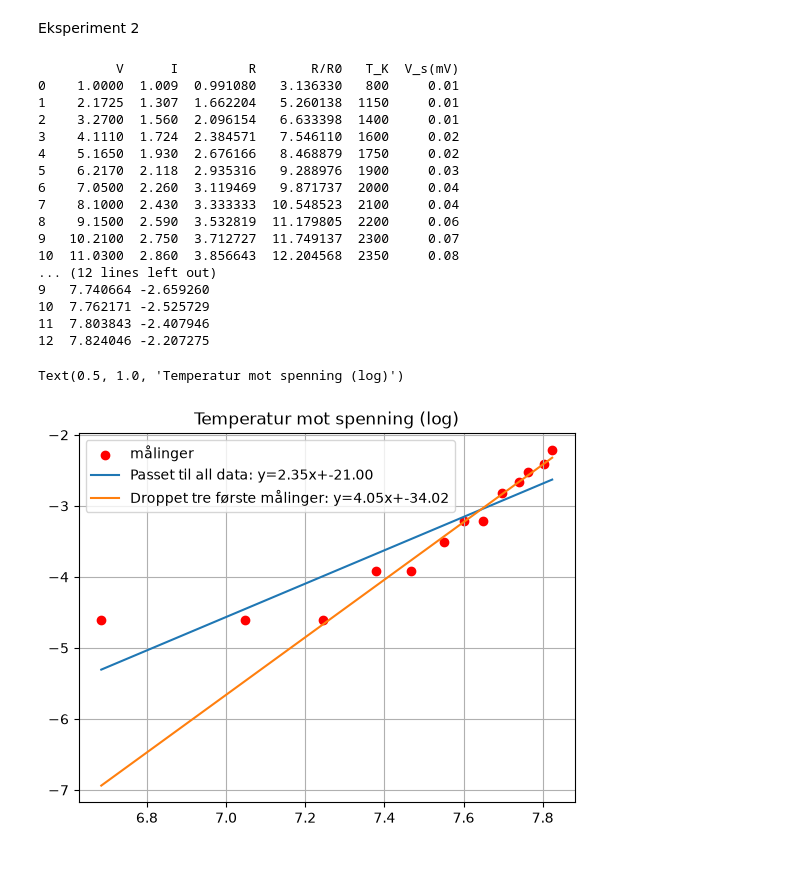
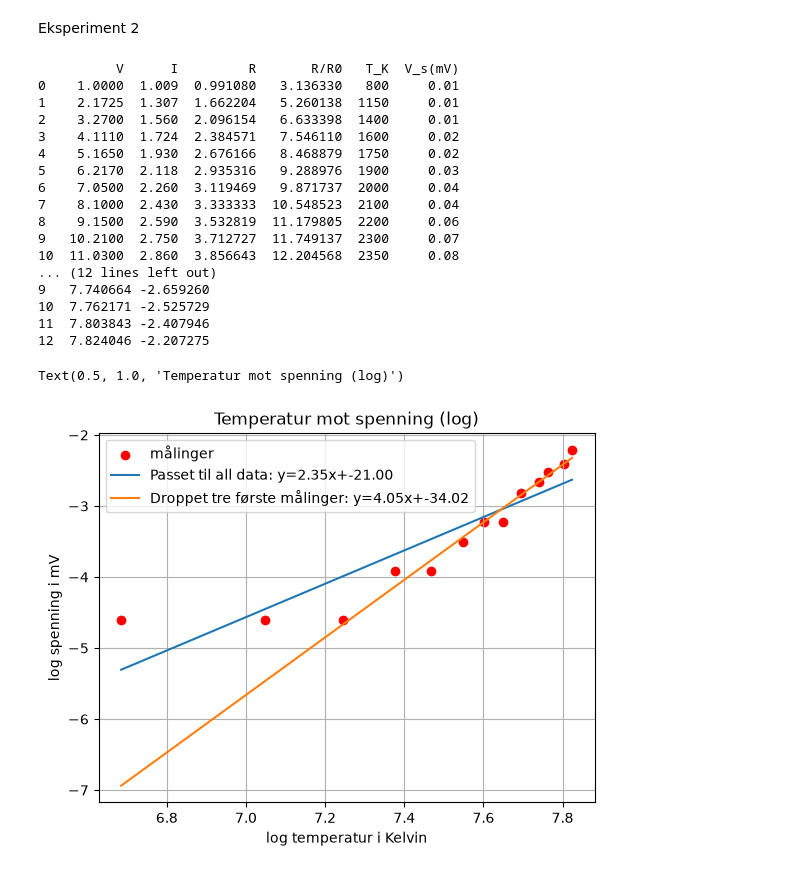
Before and after one commit to ffredz/forskningsfusk, a Jupyter notebook: presentabelt.ipynb, the cells around one changed output. Saved outputs shown, nothing was run; the diff lists cells and outputs as text; code cells hidden in the pictures.

```diff
--- a/presentabelt.ipynb
+++ b/presentabelt.ipynb
@@ -143,31 +143,33 @@ predictions_adjusted = lin_model_adjusted.predict(log_temperatures)
 
 
 b0, w0 = lin_model.intercept_, lin_model.coef_[0]
 b1, w1 = lin_model_adjusted.intercept_[0], lin_model_adjusted.coef_[0][0]
 
 plt.scatter(np.log(dataframe['T_K']) ,np.log(dataframe['V_s(mV)']),color = 'r', label="målinger")
 plt.plot(log_temperatures, predictions, label= f"Passet til all data: y={w0:.2f}x+{b0:.2f}")
 plt.plot(log_temperatures, predictions_adjusted, label=f"Droppet tre første målinger: y={w1:.2f}x+{b1:.2f}")
 plt.grid()
 plt.legend()
+plt.xlabel("log temperatur i Kelvin")
+plt.ylabel("log spenning i mV")
 plt.title("Temperatur mot spenning (log)")
 # %% [output]
           V      I         R       R/R0   T_K  V_s(mV)
 0    1.0000  1.009  0.991080   3.136330   800     0.01
 1    2.1725  1.307  1.662204   5.260138  1150     0.01
 2    3.2700  1.560  2.096154   6.633398  1400     0.01
 3    4.1110  1.724  2.384571   7.546110  1600     0.02
 4    5.1650  1.930  2.676166   8.468879  1750     0.02
 5    6.2170  2.118  2.935316   9.288976  1900     0.03
 6    7.0500  2.260  3.119469   9.871737  2000     0.04
 7    8.1000  2.430  3.333333  10.548523  2100     0.04
 8    9.1500  2.590  3.532819  11.179805  2200     0.06
 9   10.2100  2.750  3.712727  11.749137  2300     0.07
 10  11.0300  2.860  3.856643  12.204568  2350     0.08
 ... (12 lines left out)
 9   7.740664 -2.659260
 10  7.762171 -2.525729
 11  7.803843 -2.407946
 12  7.824046 -2.207275
 Text(0.5, 1.0, 'Temperatur mot spenning (log)')
-[figure, old version]
+[figure, new version]
```
